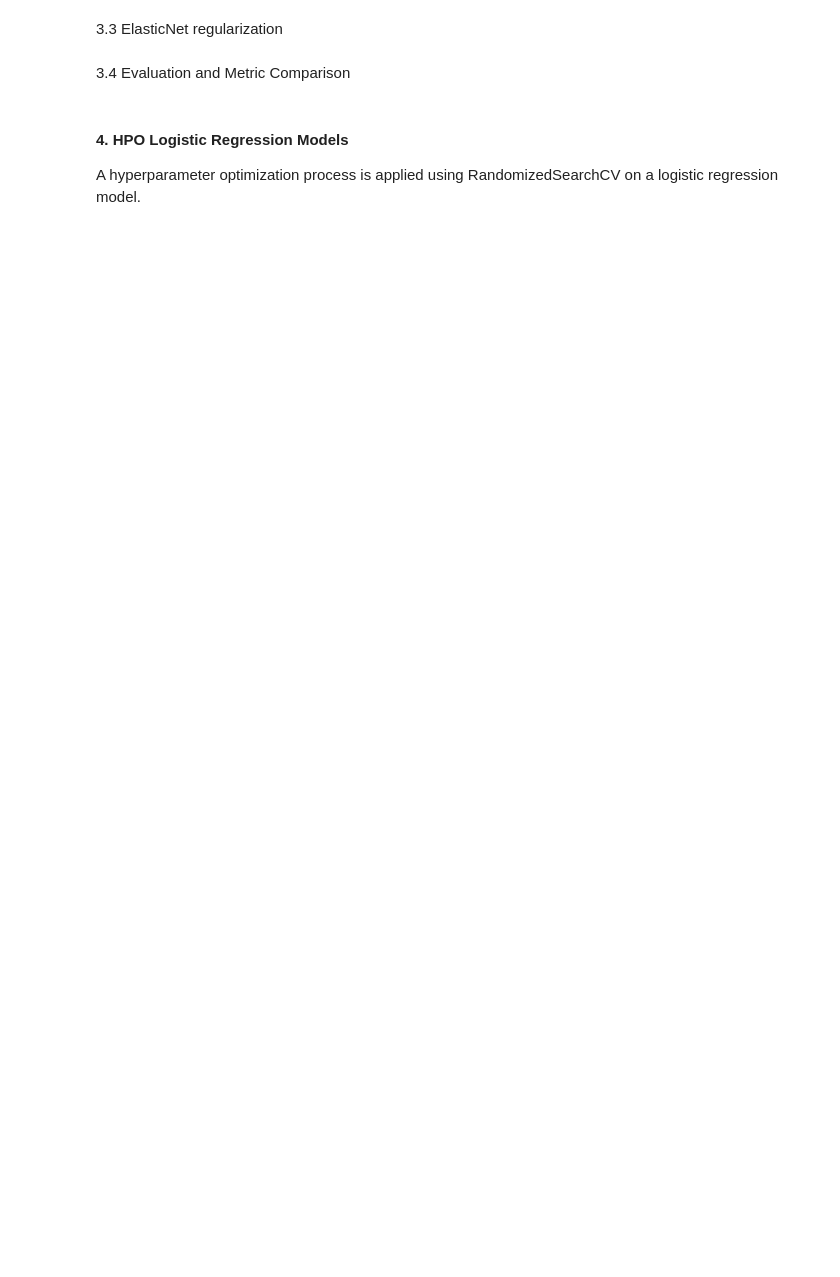
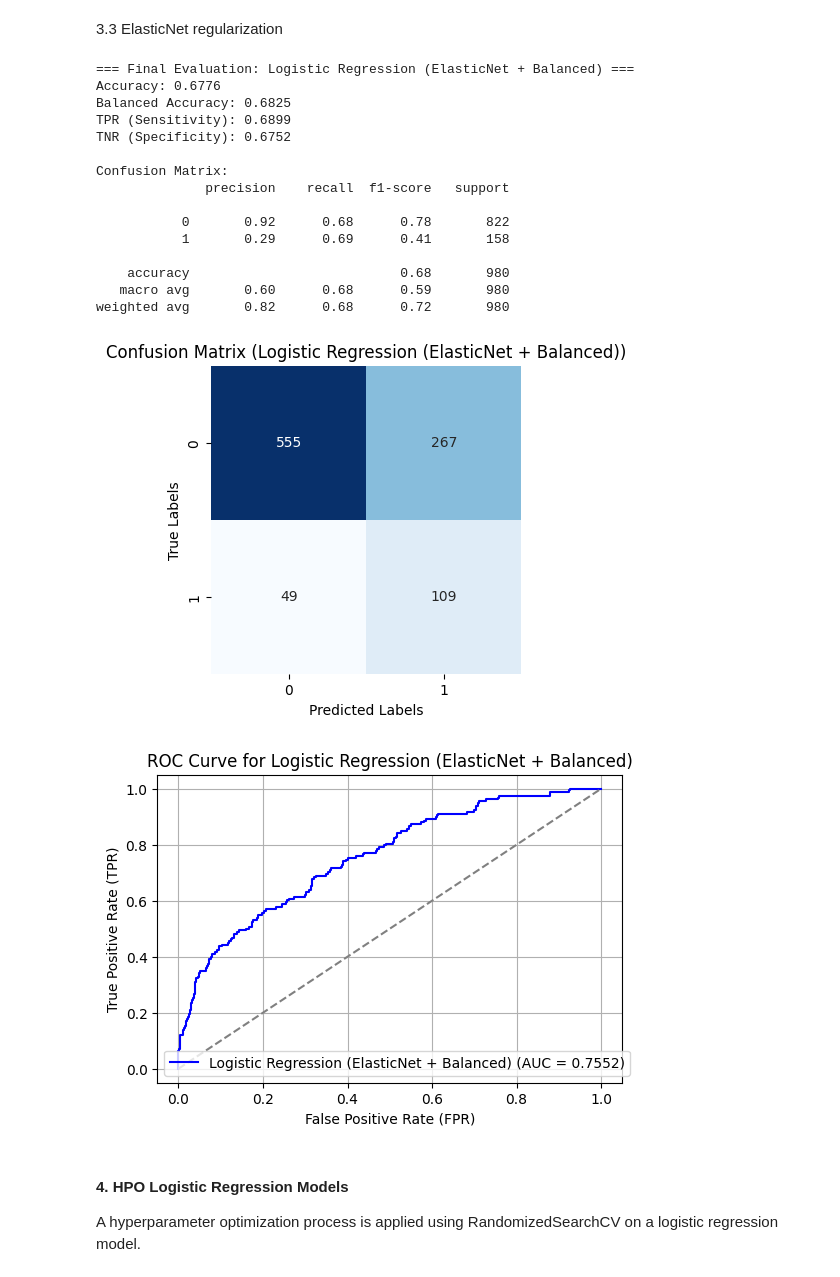
Before and after one commit to CarlosBravoGarran/ML_Attrition_Predictor, a Jupyter notebook: notebooks/01_EDA_and_Model_Train.ipynb, the cells around one changed output. Drawn from its saved outputs; the diff is of its cells as text; code cells hidden in the pictures; blank space fills up the shorter version.

```diff
--- a/notebooks/01_EDA_and_Model_Train.ipynb
+++ b/notebooks/01_EDA_and_Model_Train.ipynb
@@ -504,7 +730,7 @@ Randomized hyperparameter search (_RandomizedSearchCV_) is used to find the best
 - Decision Tree (_max_depth_, _criterion_).
 # %%
 param_dist_knn = {
-    "n_neighbors": randint(1, 20),
+    "n_neighbors": randint(1, 10),
     "weights": ["uniform", "distance"],
     "metric": ["euclidean", "manhattan"]}
 
@@ -810,18 +1218,37 @@ logreg_l2_ev = evaluate_model(logreg_l2, X_test, y_test, "Logistic Regression (L
 # %%
 logreg_en = Pipeline(steps=[
     ('preprocessor', preprocessor),
     ('classifier', LogisticRegression(
         penalty='elasticnet',
         solver='saga',
-        class_weight='balanced', # compensates for class imbalance
+        class_weight='balanced',
         max_iter=1000,
         random_state=100474964,
-        l1_ratio=0.5            # mixes L1 and L2 regularization
+        l1_ratio=0.5,  # Mix of L1 and L2
     ))
 ])
 
+start_time = time.time()
 logreg_en.fit(X_train, y_train)
+end_time = time.time()
+logreg_en_time = end_time - start_time
 
 logreg_en_ev = evaluate_model(logreg_en, X_test, y_test, "Logistic Regression (ElasticNet + Balanced)")
+# %% [output]
+=== Final Evaluation: Logistic Regression (ElasticNet + Balanced) ===
+Accuracy: 0.6776
+Balanced Accuracy: 0.6825
+TPR (Sensitivity): 0.6899
+TNR (Specificity): 0.6752
+
+Confusion Matrix:
+              precision    recall  f1-score   support
+
+           0       0.92      0.68      0.78       822
+           1       0.29      0.69      0.41       158
+
+    accuracy                           0.68       980
+   macro avg       0.60      0.68      0.59       980
+weighted avg       0.82      0.68      0.72       980
+[figure, added]
+[figure, added]
-# %% [markdown]
-3.4 Evaluation and Metric Comparison
```
Also changed, not shown: parts of 65 cells of this notebook.
